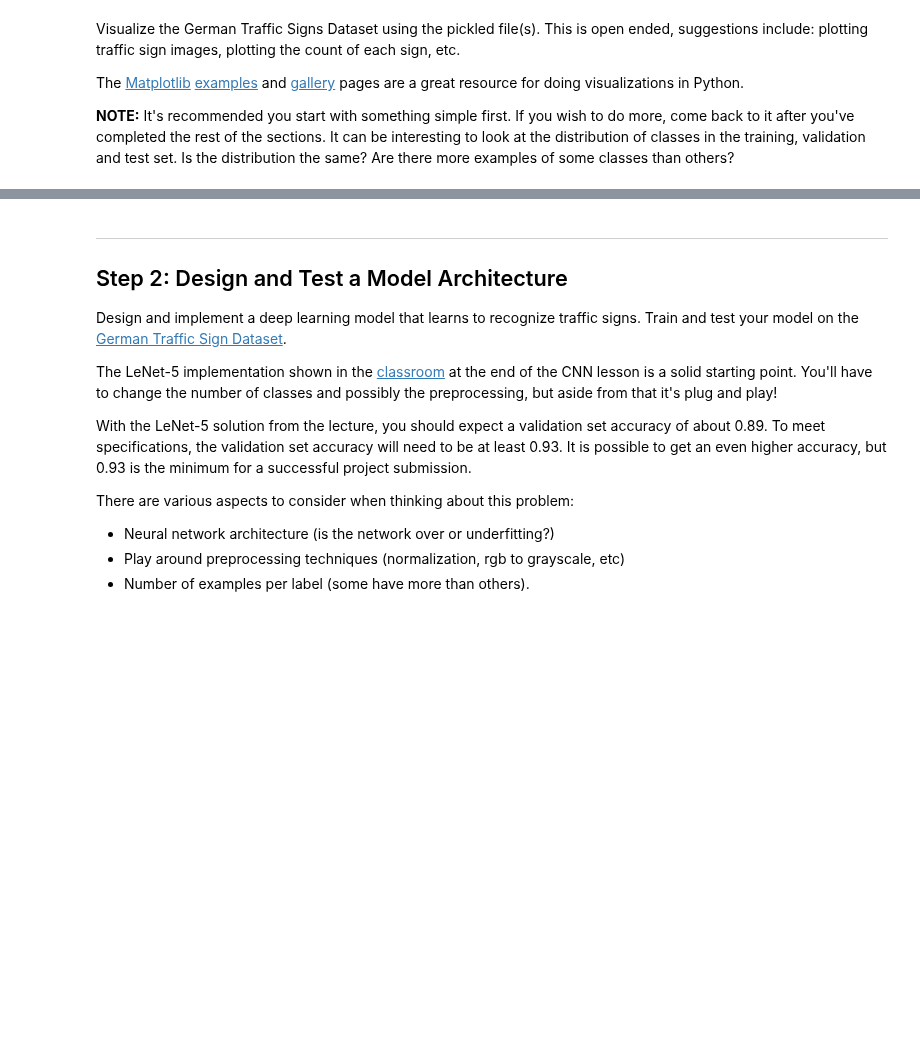
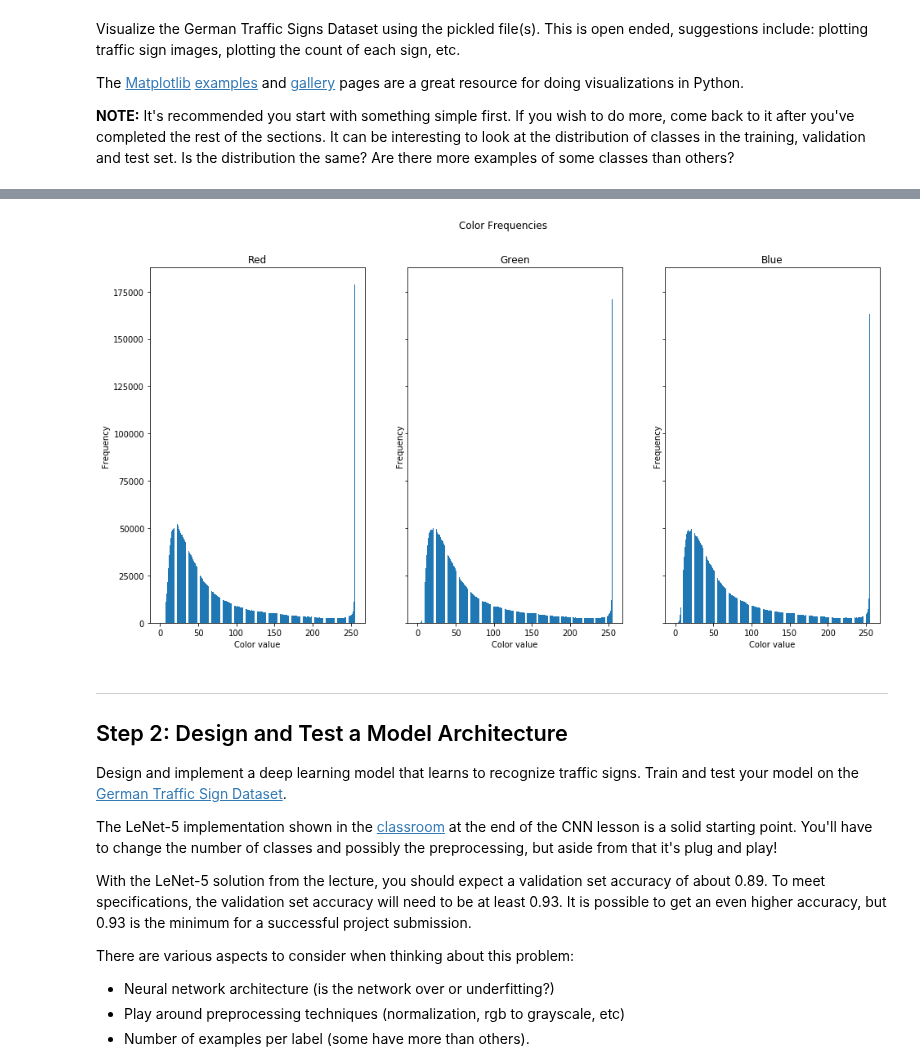
Before and after one commit to ekkus93/CarND-Traffic-Sign-Classifier-Project, a Jupyter notebook: Traffic_Sign_Classifier.ipynb, the cells around one changed output, grey strips where cells are left out. Saved outputs shown, nothing was run; the diff lists cells and outputs as text; code cells hidden in the pictures; blank space fills up the shorter version.

```diff
--- a/Traffic_Sign_Classifier.ipynb
+++ b/Traffic_Sign_Classifier.ipynb
@@ -273,3 +215,30 @@ display_X_y_images(X_train, y_train, signnames_pd, 0, 10)
+# %%
+r_cnts = Counter(X_train[:,:,0].reshape((-1)))
+g_cnts = Counter(X_train[:,:,1].reshape((-1)))
+b_cnts = Counter(X_train[:,:,2].reshape((-1)))
+
+rgb_cnts = [r_cnts, g_cnts, b_cnts]
+
+f, (ax1, ax2, ax3) = plt.subplots(1, 3, sharey=True, figsize=(16,8))
+axs = [ax1, ax2, ax3]
+titles = ['Red', 'Green', 'Blue']
+
+for i, color_cnt in enumerate(rgb_cnts):
+    ax = axs[i]
+
+    x_vals = [x for x, _ in color_cnt.items()]
+    y_vals = [y for _, y in color_cnt.items()]
+
+    ax.bar(x_vals, y_vals)
+    ax.set_title(titles[i])
+    ax.set_ylabel('Frequency')
+    ax.set_xlabel('Color value')
+
+plt.suptitle('Color Frequencies')
+
+plt.show()
+# %% [output]
+[figure, added]
 # %% [markdown]
 ----
 
```
Also changed, not shown: parts of 30 cells of this notebook, 32 other files.
